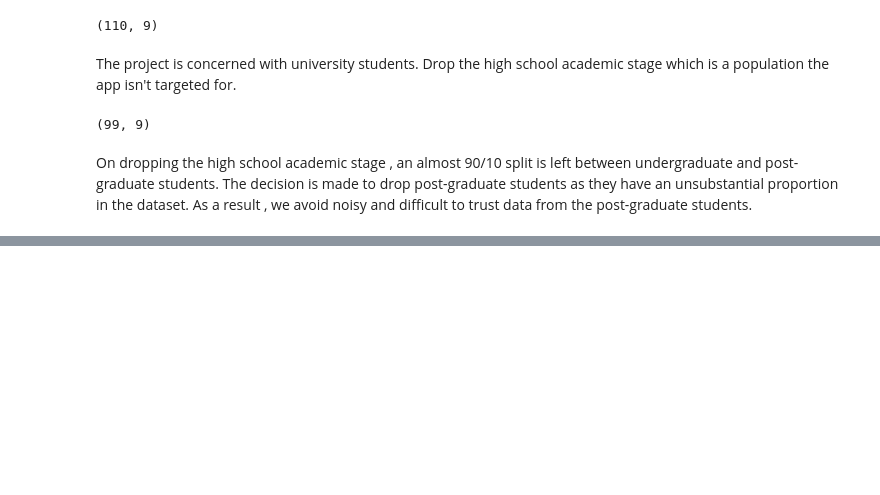
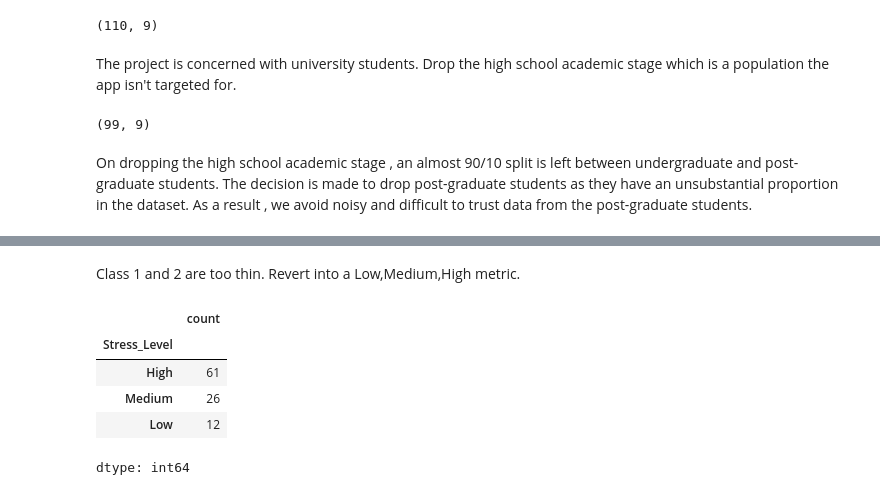
Before and after one commit to Seven8ight/AI_CAT_2, a Jupyter notebook: CAT_2.ipynb, the cells around one changed output, grey strips where cells are left out. Drawn from its saved outputs; the diff is of its cells as text; code cells hidden in the pictures; blank space fills up the shorter version.

```diff
--- a/CAT_2.ipynb
+++ b/CAT_2.ipynb
@@ -204,0 +227,17 @@ Drop the entire column since it has zero variance. It therefore cannot split or
+# %% [markdown]
+Class 1 and 2 are too thin. Revert into a Low,Medium,High metric.
+# %%
+def bin_stress(x):
+    if x <= 2: return "Low"
+    elif x == 3: return "Medium"
+    else: return "High"
+
+df["Stress_Level"] = df["Stress_Index"].apply(bin_stress)
+df["Stress_Level"].value_counts()
+# %% [output]
+|  | count |
+| Stress_Level |  |
+| High | 61 |
+| Medium | 26 |
+| Low | 12 |
+dtype: int64
```
Also changed, not shown: parts of 10 cells of this notebook.
